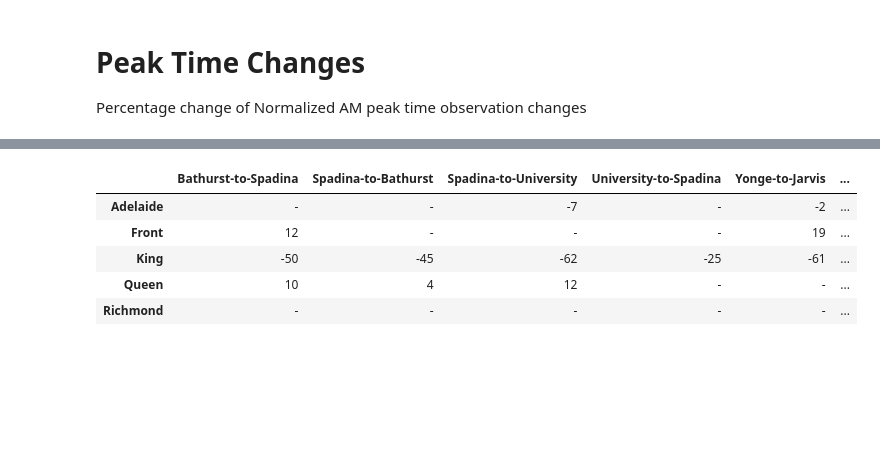
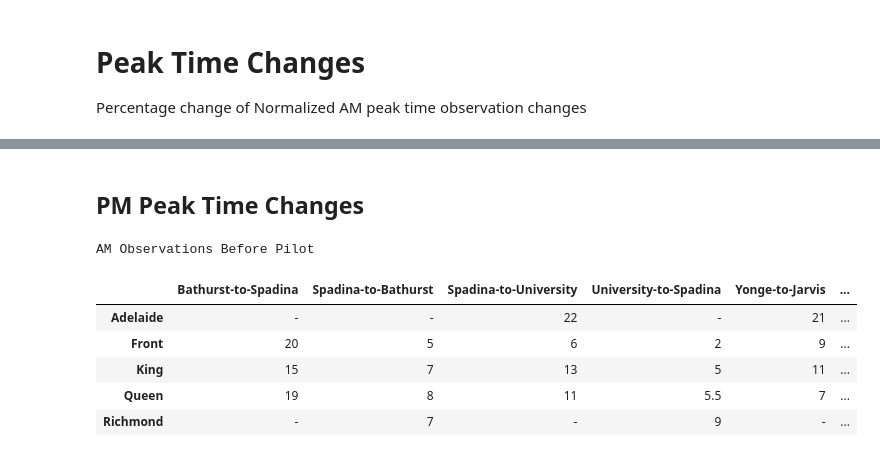
Before and after one commit to CityofToronto/bdit_king_pilot_dashboard, a Jupyter notebook: obs_before_after_ksp.ipynb, the cells around one changed output, grey strips where cells are left out. Cells and saved outputs as stored; diff of their text form; code cells hidden in the pictures; blank space fills up the shorter version.

Commit message:
Updated tables

```diff
--- a/obs_before_after_ksp.ipynb
+++ b/obs_before_after_ksp.ipynb
@@ -79,6 +80,8 @@ def get_before_data(street):
     ''').format(street = pg.Literal(street))
     before_base = pandasql.read_sql(sql_mod, con)
     return before_base
+# %%
+colors = ['#003A72', '#d83904']
 # %%
 sample_set = ['DT-0010. Dundas-EB_Yonge-to-Jarvis', 'DT-0025. Queen-EB_Yonge-to-Jarvis',
               'DT-0046. Adelaide-EB_Yonge-to-Jarvis', 'DT-0055. King-EB_Yonge-to-Jarvis',
@@ -86,9 +89,6 @@ sample_set = ['DT-0010. Dundas-EB_Yonge-to-Jarvis', 'DT-0025. Queen-EB_Yonge-to-
 for street in sample_set:
     before = get_before_data(street)
     after = get_after_data(street)
-
-    pct_change = [y[1] / x[1] for (x, y) in zip(before.values, after.values)]
-    time = [x[0] for (x, y) in zip(before.values, after.values)]
     fig, ax = plt.subplots(1, 1, figsize = (16,10))
 
     after_baseline = ax.plot(after.time,
@@ -101,13 +101,10 @@ for street in sample_set:
                 '-o',
                 c = colors[1],
                 alpha = 0.5)
-
-    #before.get_xaxis().set_visible(False)
-    #before.get_yaxis().set_visible(False)
     plt.title(str('Work') + ' Baseline for ' + street)
     ax.xaxis.set_label_text('Time')
     ax.yaxis.set_label_text('Observations')
-    ax.legend((after_baseline[0], before_baseline[0]), ('After Baseline', 'Before Baseline'))
+    ax.legend((before_baseline[0], after_baseline[0]), ('Before Baseline', 'After Baseline'))
     ax.xaxis.set_major_locator(mdates.HourLocator())
     ax.xaxis.set_major_formatter(mdates.DateFormatter('%H'))
 
@@ -130,7 +127,7 @@ def get_peak_changes(ew_street, ns_segment, start, end):
             SELECT *
                 FROM ryu4.aggr_30min blu
                 WHERE blu.datetime_bin::date NOT IN ('2017-10-22', '2017-11-19')
-                AND datetime_bin::date > '2017-11-12'
+                AND datetime_bin::date > '2017-11-11'
                 AND blu.report_name SIMILAR TO {ew_street}
                 AND blu.report_name SIMILAR TO {ns_segment})
         SELECT
@@ -151,6 +148,7 @@ def get_peak_changes(ew_street, ns_segment, start, end):
                 FROM ryu4.aggr_30min blu
                 WHERE blu.datetime_bin::date NOT IN ('2017-10-22', '2017-11-19')
                 AND datetime_bin::date NOT BETWEEN '2017-10-15' AND '2017-10-29'
+                AND datetime_bin::date < '2017-11-12'
                 AND blu.report_name SIMILAR TO {ew_street}
                 AND blu.report_name SIMILAR TO {ns_segment})
         SELECT
@@ -165,7 +163,8 @@ def get_peak_changes(ew_street, ns_segment, start, end):
         GROUP BY aa.report_name,
             CASE WHEN EXTRACT(ISODOW FROM bt.datetime_bin) < 6 THEN 'Work' ELSE 'Weekend' END
     )
-    SELECT round(((after.observations - before.observations) / before.observations) * 100) AS pct_chg
+    SELECT after.observations AS after_obs, before.observations AS before_obs,
+            round(((after.observations - before.observations) / before.observations) * 100) AS pct_chg
     FROM after
     INNER JOIN before ON before.report_name = after.report_name
     ''').format(ew_street = pg.Literal('% ' + ew_street + '-%'), ns_segment = pg.Literal('%' + ns_segment),
@@ -179,12 +180,19 @@ am_peak_end = '10:00:00'
 ew_streets = ['Queen', 'Richmond', 'Adelaide', 'King', 'Front']
 ns_segments = ['Bathurst-to-Spadina', 'Spadina-to-Bathurst', 'Spadina-to-University', 'University-to-Spadina',
                'Yonge-to-Jarvis', 'Jarvis-to-Yonge', 'Jarvis-to-Parliament', 'Parliament-to-Jarvis']
-
+obs_before_am = {}
+obs_after_am = {}
 pct_change_am = {}
 for segment in ns_segments:
+    segment_obs_before = {}
+    segment_obs_after = {}
     segment_pct_change = {}
     for street in ew_streets:
         segment_data = get_peak_changes(street, segment, am_peak_start, am_peak_end)
-        segment_pct_change[street] = '-' if not segment_data.pct_chg.values else segment_data.pct_chg.values[0]
+        segment_obs_before[street] = '-' if len(segment_data.before_obs.values) == 0 else segment_data.before_obs.values[0]
+        segment_obs_after[street] = '-' if len(segment_data.after_obs.values) == 0 else segment_data.after_obs.values[0]
+        segment_pct_change[street] = '-' if len(segment_data.pct_chg.values) == 0 else str(segment_data.pct_chg.values[0])
+    obs_before_am[segment] = segment_obs_before
+    obs_after_am[segment] = segment_obs_after
     pct_change_am[segment] = segment_pct_change
 # %%
@@ -200,3 +238,5 @@ HTML(am_chg_table.to_html(columns=ns_segments))
+# %% [markdown]
+## PM Peak Time Changes
 # %%
 pm_peak_start = '16:00:00'
 pm_peak_end = '19:00:00'
@@ -210,11 +258,13 @@ for segment in ns_segments:
     pct_change_pm[segment] = segment_pct_change
 # %%
-pm_chg_table = pd.DataFrame.from_dict(pct_change_pm)
-HTML(pm_chg_table.to_html(columns=ns_segments))
+print("AM Observations Before Pilot")
+am_obs_before_table = pd.DataFrame.from_dict(obs_before_am)
+HTML(am_obs_before_table.to_html(columns=ns_segments))
 # %% [output]
+AM Observations Before Pilot
 |  | Bathurst-to-Spadina | Spadina-to-Bathurst | Spadina-to-University | University-to-Spadina | Yonge-to-Jarvis | ... |
-| Adelaide | - | - | -7 | - | -2 | ... |
-| Front | 12 | - | - | - | 19 | ... |
-| King | -50 | -45 | -62 | -25 | -61 | ... |
-| Queen | 10 | 4 | 12 | - | - | ... |
-| Richmond | - | - | - | - | - | ... |
+| Adelaide | - | - | 22 | - | 21 | ... |
+| Front | 20 | 5 | 6 | 2 | 9 | ... |
+| King | 15 | 7 | 13 | 5 | 11 | ... |
+| Queen | 19 | 8 | 11 | 5.5 | 7 | ... |
+| Richmond | - | 7 | - | 9 | - | ... |
```
Also changed, not shown: parts of 10 cells of this notebook.
